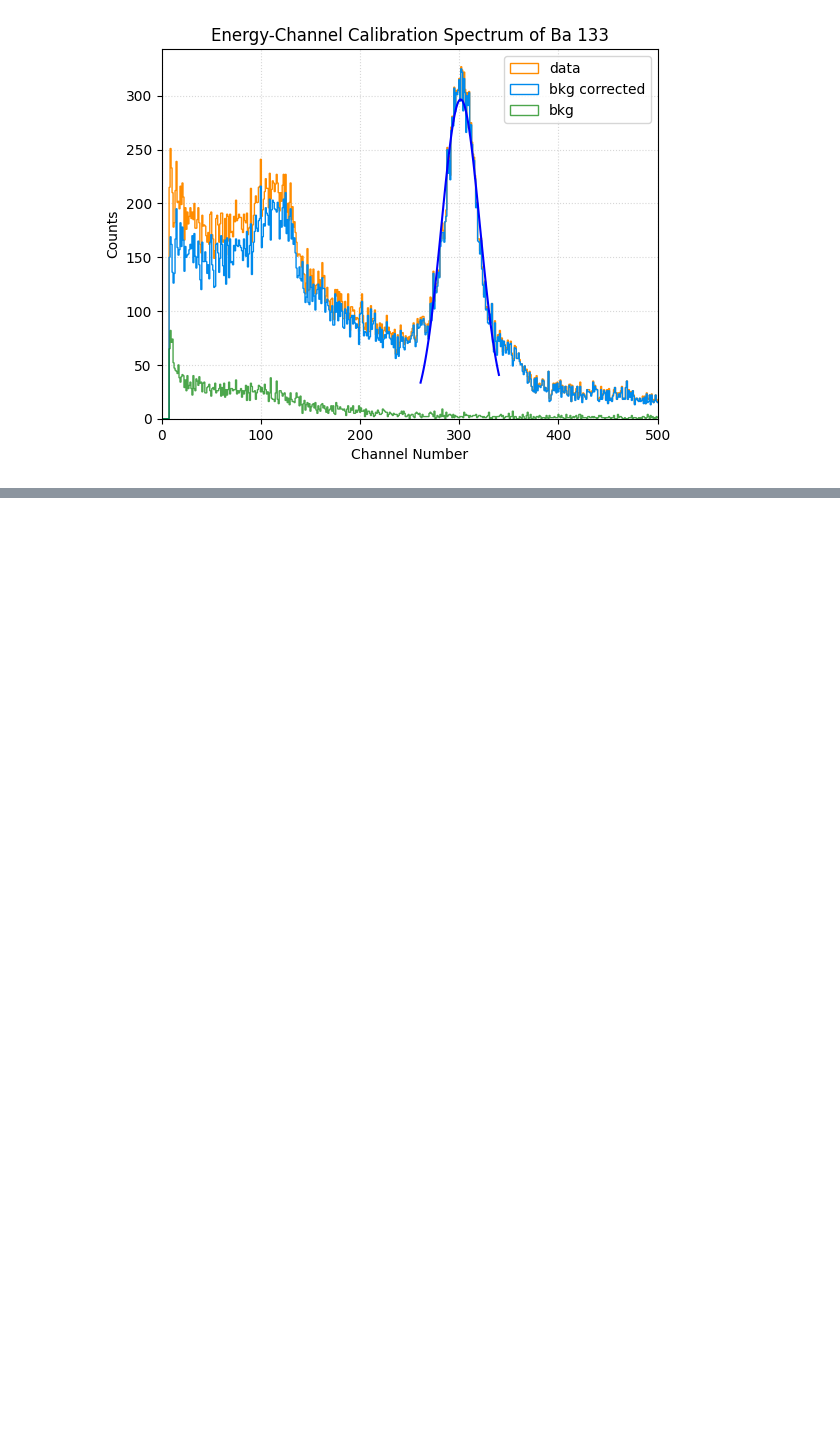
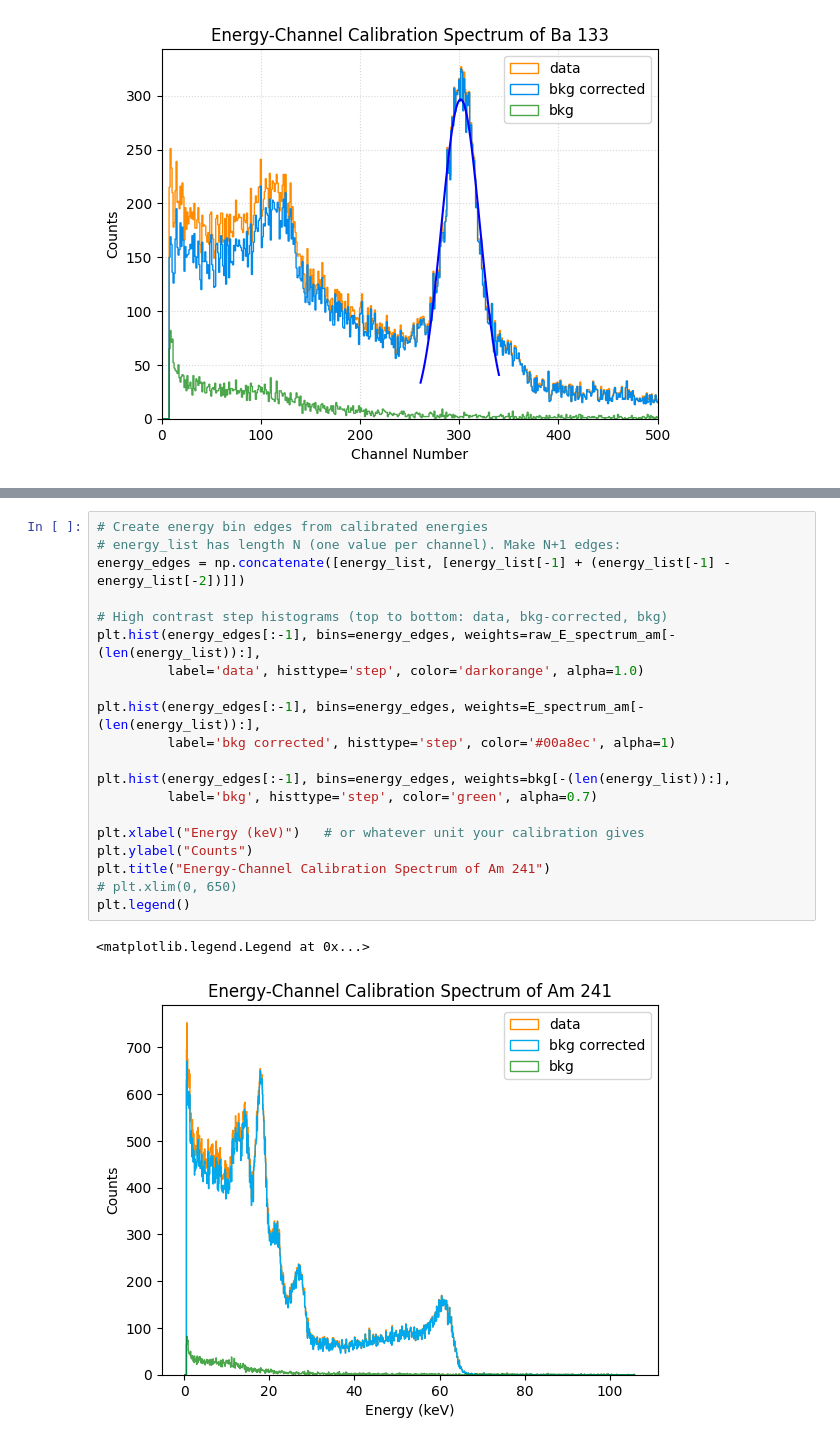
Before and after one commit to Shounak2512/Proportional-counter, a Jupyter notebook: Energy_calibration.ipynb, the cells around one changed output, grey strips where cells are left out. Drawn from its saved outputs; the diff is of its cells as text; blank space fills up the shorter version.

```diff
--- a/Energy_calibration.ipynb
+++ b/Energy_calibration.ipynb
@@ -324,0 +395,23 @@ def energy_cali(channels):
+# %%
+# Create energy bin edges from calibrated energies
+# energy_list has length N (one value per channel). Make N+1 edges:
+energy_edges = np.concatenate([energy_list, [energy_list[-1] + (energy_list[-1] - energy_list[-2])]])
+
+# High contrast step histograms (top to bottom: data, bkg-corrected, bkg)
+plt.hist(energy_edges[:-1], bins=energy_edges, weights=raw_E_spectrum_am[-(len(energy_list)):],
+         label='data', histtype='step', color='darkorange', alpha=1.0)
+
+plt.hist(energy_edges[:-1], bins=energy_edges, weights=E_spectrum_am[-(len(energy_list)):],
+         label='bkg corrected', histtype='step', color='#00a8ec', alpha=1)
+
+plt.hist(energy_edges[:-1], bins=energy_edges, weights=bkg[-(len(energy_list)):],
+         label='bkg', histtype='step', color='green', alpha=0.7)
+
+plt.xlabel("Energy (keV)")   # or whatever unit your calibration gives
+plt.ylabel("Counts")
+plt.title("Energy-Channel Calibration Spectrum of Am 241")
+# plt.xlim(0, 650)
+plt.legend()
+# %% [output]
+<matplotlib.legend.Legend at 0x...>
+[figure, added]
```
Also changed, not shown: parts of 10 cells of this notebook, 15 other files.
